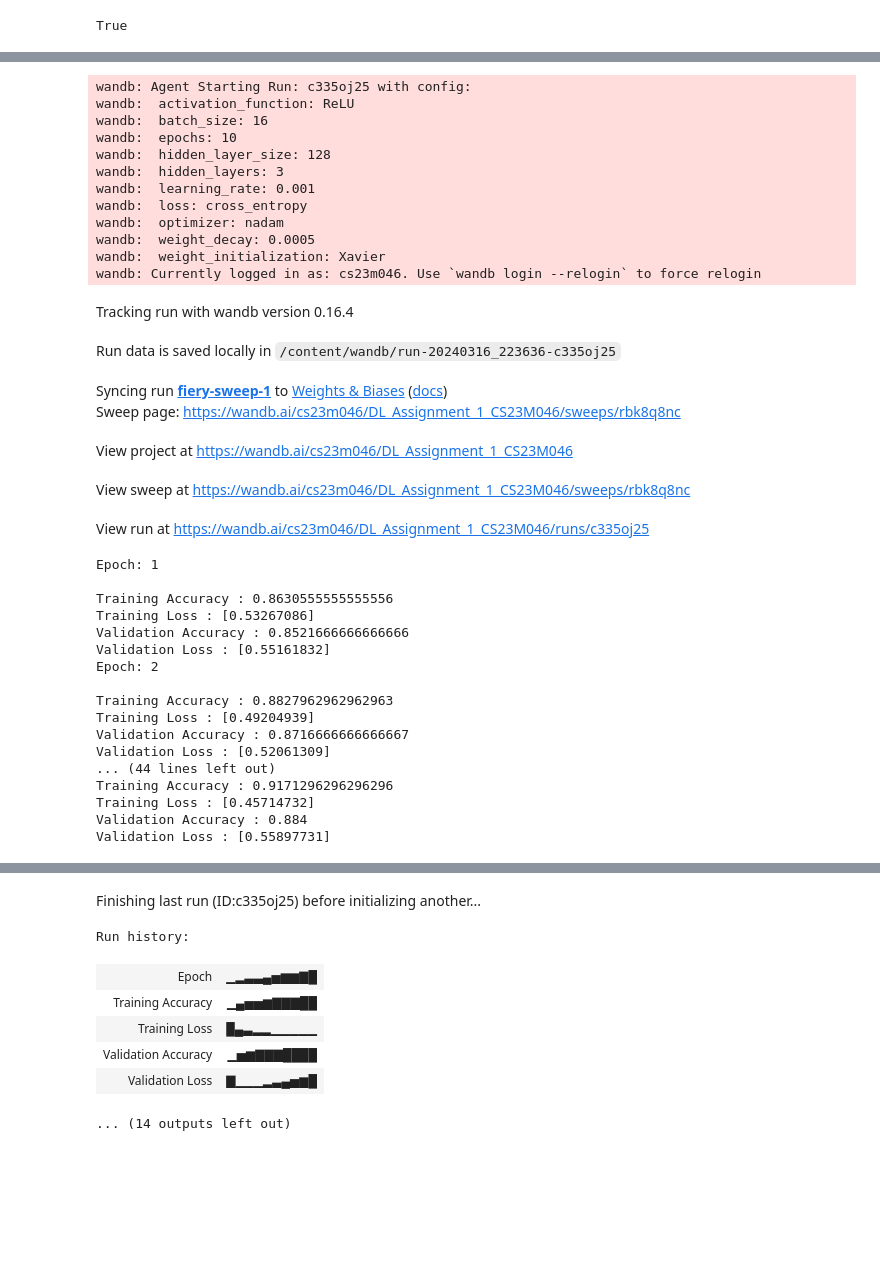
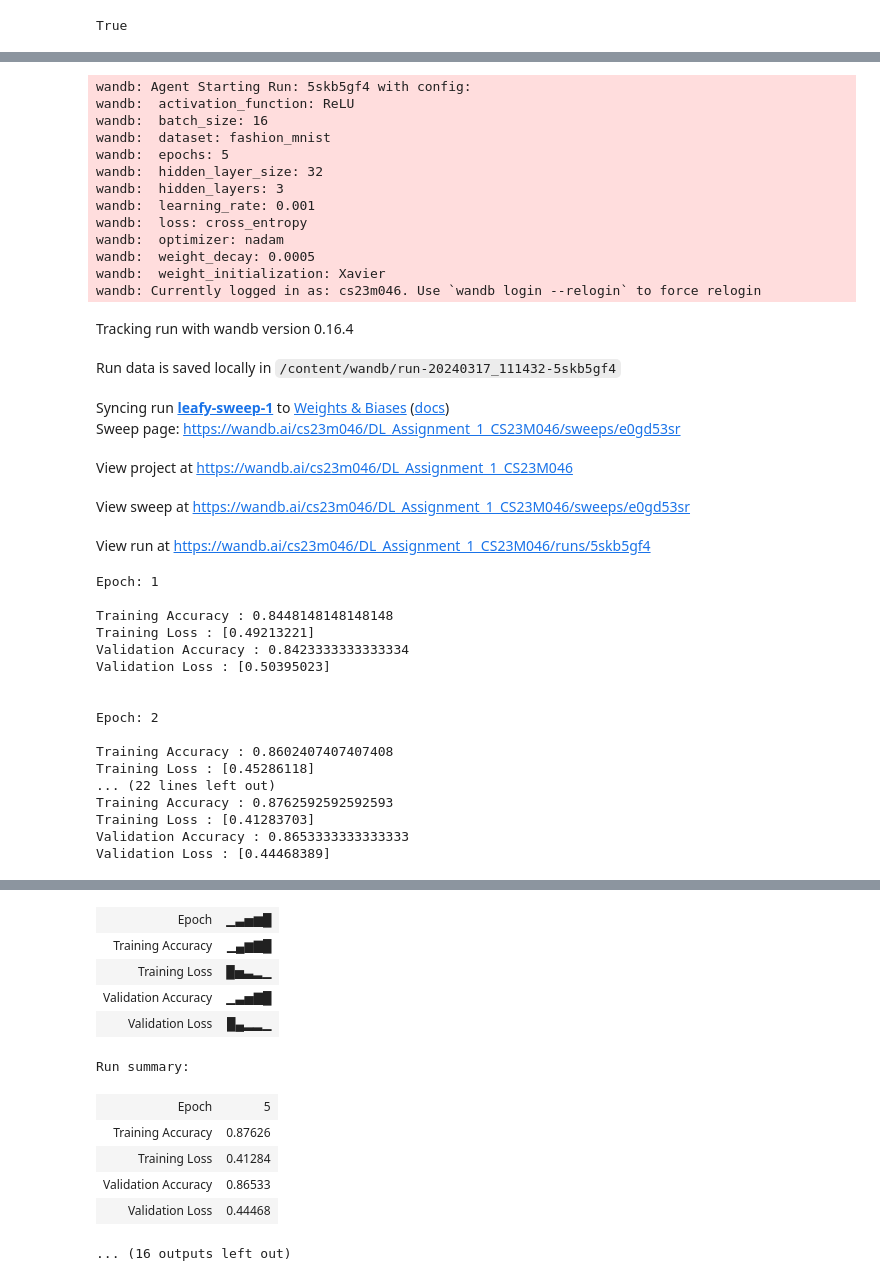
Before and after one commit to pankil25/FeedForward-Neural-Network, a Jupyter notebook: CS23M046_DL_assignment_1.ipynb, the cells around one changed output, grey strips where cells are left out. Drawn from its saved outputs; the diff is of its cells as text; code cells hidden in the pictures; blank space fills up the shorter version.

```diff
--- a/CS23M046_DL_assignment_1.ipynb
+++ b/CS23M046_DL_assignment_1.ipynb
@@ -278,7 +278,7 @@ def backward_propagation(inputs,h,a,W,b,actual_y,predicted_y,num_layers,num_clas
       grad_with_a[num_layers] = (predicted_y-y_encoded )
 
     else:
-      grad_with_a[num_layers] = np.multiply(-2 * (predicted_y-y_encoded ),np.multiply(predicted_y,(1-predicted_y)))
+      grad_with_a[num_layers] = np.multiply(2 * (predicted_y-y_encoded ),np.multiply(predicted_y,(1-predicted_y)))
 
 
 
@@ -1102,6 +1101,9 @@ True
 #         },
 #         'loss': {
 #             'values': ['cross_entropy','mean_squared_error']
+#         },
+#        'dataset': {
+#            'values': ['fashion_mnist','mnist']
 #         }
 
 #     }
@@ -1119,13 +1121,13 @@ sweep_config = {
     },
     'parameters': {
         'epochs': {
-            'values': [10]
+            'values': [5]
         },
         'hidden_layers': {
             'values': [3]
         },
         'hidden_layer_size': {
-            'values': [128]
+            'values': [32]
         },
         'weight_decay': {
             'values': [0.0005]
@@ -1146,10 +1148,10 @@ sweep_config = {
             'values': ['ReLU']
         },
         'loss': {
-            'values': ['cross_entropy']
+            'values': ['cross_entropy','mean_squared_error']
         },
         'dataset': {
-            'values': ['mnist']
+            'values': ['fashion_mnist']
         }
 
     }
@@ -1183,14 +1185,15 @@ def main():
 
 
 
-wandb.agent(sweep_id, function=main,count=1) # calls main function for count number of times.
+wandb.agent(sweep_id, function=main,count=2) # calls main function for count number of times.
 wandb.finish()
 # %% [output]
-wandb: Agent Starting Run: c335oj25 with config:
+wandb: Agent Starting Run: 5skb5gf4 with config:
 wandb:  activation_function: ReLU
 wandb:  batch_size: 16
-wandb:  epochs: 10
-wandb:  hidden_layer_size: 128
+wandb:  dataset: fashion_mnist
+wandb:  epochs: 5
+wandb:  hidden_layer_size: 32
 wandb:  hidden_layers: 3
 wandb:  learning_rate: 0.001
 wandb:  loss: cross_entropy
@@ -1199,26 +1202,26 @@ wandb:  weight_decay: 0.0005
 wandb:  weight_initialization: Xavier
 wandb: Currently logged in as: cs23m046. Use `wandb login --relogin` to force relogin
 Tracking run with wandb version 0.16.4
-Run data is saved locally in /content/wandb/run-20240316_223636-c335oj25
+Run data is saved locally in /content/wandb/run-20240317_111432-5skb5gf4
-Syncing run fiery-sweep-1 to Weights & Biases (docs)
-Sweep page: https://wandb.ai/cs23m046/DL_Assignment_1_CS23M046/sweeps/rbk8q8nc
+Syncing run leafy-sweep-1 to Weights & Biases (docs)
+Sweep page: https://wandb.ai/cs23m046/DL_Assignment_1_CS23M046/sweeps/e0gd53sr
 View project at https://wandb.ai/cs23m046/DL_Assignment_1_CS23M046
-View sweep at https://wandb.ai/cs23m046/DL_Assignment_1_CS23M046/sweeps/rbk8q8nc
+View sweep at https://wandb.ai/cs23m046/DL_Assignment_1_CS23M046/sweeps/e0gd53sr
-View run at https://wandb.ai/cs23m046/DL_Assignment_1_CS23M046/runs/c335oj25
+View run at https://wandb.ai/cs23m046/DL_Assignment_1_CS23M046/runs/5skb5gf4
 Epoch: 1
 
-Training Accuracy : 0.8630555555555556
-Training Loss : [0.53267086]
-Validation Accuracy : 0.8521666666666666
-Validation Loss : [0.55161832]
+Training Accuracy : 0.8448148148148148
+Training Loss : [0.49213221]
+Validation Accuracy : 0.8423333333333334
+Validation Loss : [0.50395023]
+
+
 Epoch: 2
 
-Training Accuracy : 0.8827962962962963
-Training Loss : [0.49204939]
-Validation Accuracy : 0.8716666666666667
-Validation Loss : [0.52061309]
-... (44 lines left out)
-Training Accuracy : 0.9171296296296296
-Training Loss : [0.45714732]
-Validation Accuracy : 0.884
-Validation Loss : [0.55897731]
+Training Accuracy : 0.8602407407407408
+Training Loss : [0.45286118]
+... (22 lines left out)
+Training Accuracy : 0.8762592592592593
+Training Loss : [0.41283703]
+Validation Accuracy : 0.8653333333333333
+Validation Loss : [0.44468389]
@@ -1226,8 +1229,12 @@ wandb: WARNING Ignored wandb.init() arg project when running a sweep.
-Finishing last run (ID:c335oj25) before initializing another...
+| Epoch | ▁▃▅▆█ |
+| Training Accuracy | ▁▄▆▇█ |
+| Training Loss | █▅▃▂▁ |
+| Validation Accuracy | ▁▃▅▇█ |
+| Validation Loss | █▄▂▂▁ |
-Run history:
+Run summary:
-| Epoch | ▁▂▃▃▄▅▆▆▇█ |
-| Training Accuracy | ▁▄▅▅▆▇▇▇██ |
-| Training Loss | █▄▃▂▂▁▁▁▁▁ |
-| Validation Accuracy | ▁▅▆▇▇▇████ |
-| Validation Loss | ▇▁▁▁▂▃▄▅▆█ |
+| Epoch | 5 |
+| Training Accuracy | 0.87626 |
+| Training Loss | 0.41284 |
+| Validation Accuracy | 0.86533 |
+| Validation Loss | 0.44468 |
-... (14 outputs left out)
+... (16 outputs left out)
```
Also changed, not shown: parts of 3 cells of this notebook.
